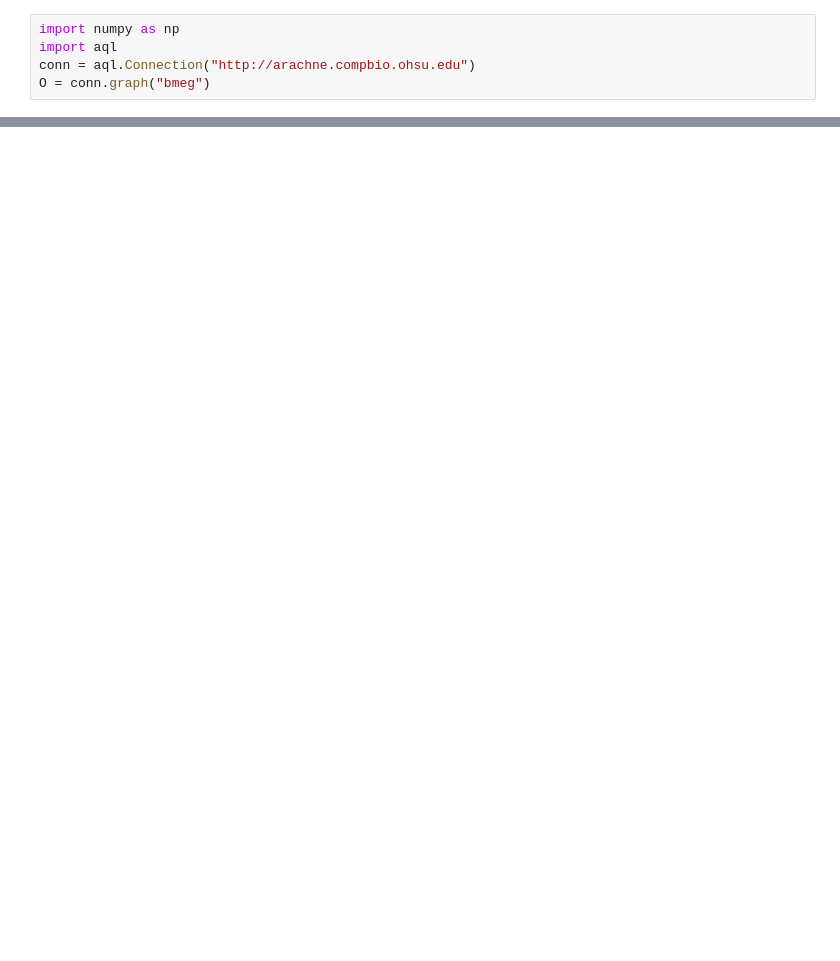
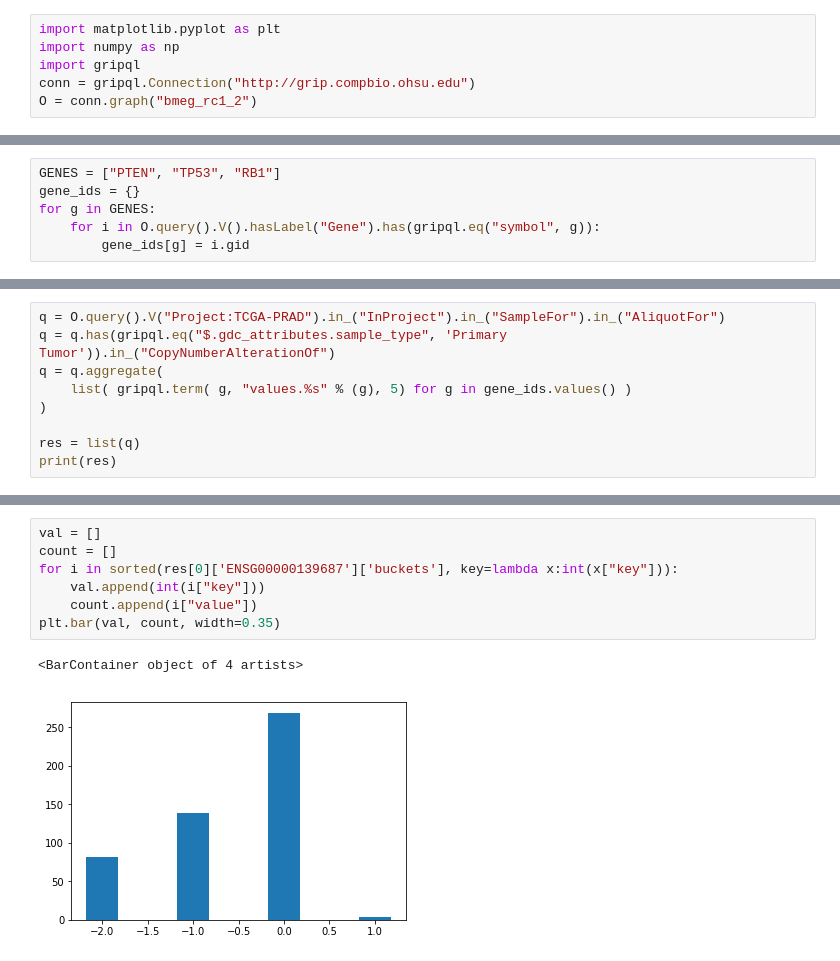
Before and after one commit to bmeg/analysis, a Jupyter notebook: CNA_Histogram.ipynb, the cells around one changed output, grey strips where cells are left out. Saved outputs shown, nothing was run; the diff lists cells and outputs as text; blank space fills up the shorter version.

Commit message:
Updating example analysis to new gripql library and new bmeg schema

```diff
--- a/CNA_Histogram.ipynb
+++ b/CNA_Histogram.ipynb
@@ -1,5 +1,6 @@
 # %%
+import matplotlib.pyplot as plt
 import numpy as np
-import aql
-conn = aql.Connection("http://arachne.compbio.ohsu.edu")
-O = conn.graph("bmeg")
+import gripql
+conn = gripql.Connection("http://grip.compbio.ohsu.edu")
+O = conn.graph("bmeg_rc1_2")
@@ -52,0 +7,6 @@ len(data)
+# %%
+GENES = ["PTEN", "TP53", "RB1"]
+gene_ids = {}
+for g in GENES:
+    for i in O.query().V().hasLabel("Gene").has(gripql.eq("symbol", g)):
+        gene_ids[g] = i.gid
@@ -52,0 +23,9 @@ len(data)
+# %%
+q = O.query().V("Project:TCGA-PRAD").in_("InProject").in_("SampleFor").in_("AliquotFor")
+q = q.has(gripql.eq("$.gdc_attributes.sample_type", 'Primary Tumor')).in_("CopyNumberAlterationOf")
+q = q.aggregate(
+    list( gripql.term( g, "values.%s" % (g), 5) for g in gene_ids.values() )
+)
+
+res = list(q)
+print(res)
@@ -52,0 +35,10 @@ len(data)
+# %%
+val = []
+count = []
+for i in sorted(res[0]['ENSG00000139687']['buckets'], key=lambda x:int(x["key"])):
+    val.append(int(i["key"]))
+    count.append(i["value"])
+plt.bar(val, count, width=0.35)
+# %% [output]
+<BarContainer object of 4 artists>
+[figure, added]
```
Also changed, not shown: parts of 9 cells of this notebook, 1 other file.
